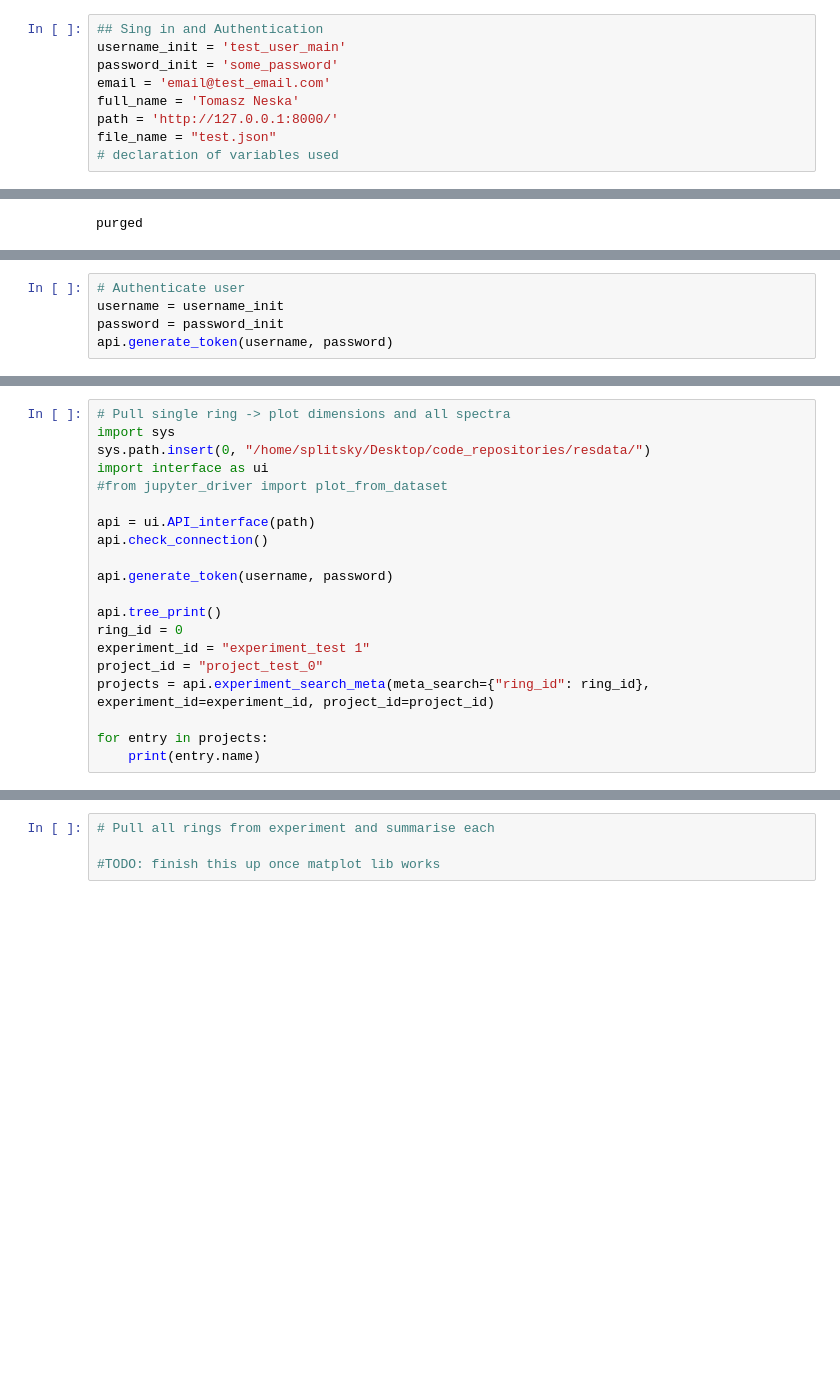
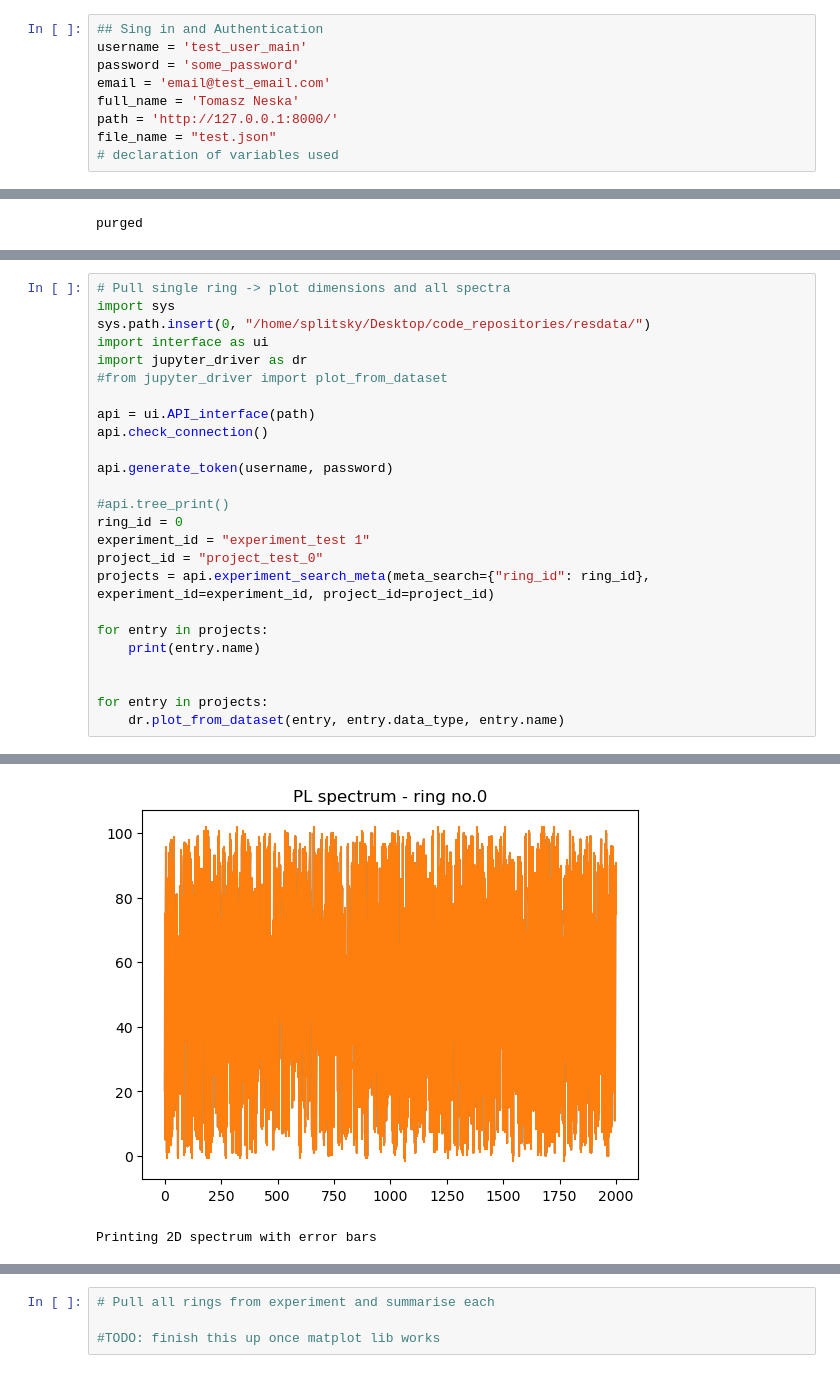
Before and after one commit to SplitSky/resdata, a Jupyter notebook: notebooks/Testing_demo.ipynb, the cells around one changed output, grey strips where cells are left out. Drawn from its saved outputs; the diff is of its cells as text; blank space fills up the shorter version.

```diff
--- a/notebooks/Testing_demo.ipynb
+++ b/notebooks/Testing_demo.ipynb
@@ -6,8 +6,8 @@
 #3. Fetch relevant data from full experiment and visualise
 # %%
 ## Sing in and Authentication
-username_init = 'test_user_main'
-password_init = 'some_password'
+username = 'test_user_main'
+password = 'some_password'
 email = 'email@test_email.com'
 full_name = 'Tomasz Neska'
 path = 'http://127.0.0.1:8000/'
@@ -64,8 +64,3 @@ project_test_0
          -->PL spectrum - ring no.1
          -->TRPL spectrum - ring no.1
          -->Lasing spectrum - ring no.1
-# %%
-# Authenticate user
-username = username_init
-password = password_init
-api.generate_token(username, password)
@@ -108,6 +106,7 @@ plt.plot(x,y)
 import sys
 sys.path.insert(0, "/home/splitsky/Desktop/code_repositories/resdata/")
 import interface as ui
+import jupyter_driver as dr
 #from jupyter_driver import plot_from_dataset
 
 api = ui.API_interface(path)
@@ -115,7 +114,7 @@ api.check_connection()
 
 api.generate_token(username, password)
 
-api.tree_print()
+#api.tree_print()
 ring_id = 0
 experiment_id = "experiment_test 1"
 project_id = "project_test_0"
@@ -123,4 +122,8 @@ projects = api.experiment_search_meta(meta_search={"ring_id": ring_id}, experime
 
 for entry in projects:
     print(entry.name)
+
+
+for entry in projects:
+    dr.plot_from_dataset(entry, entry.data_type, entry.name)
 # %% [output]
@@ -143,0 +139,2 @@ Lasing spectrum - ring no.0
+[figure, added]
+Printing 2D spectrum with error bars
```
Also changed, not shown: parts of 10 cells of this notebook, 1 other file.
